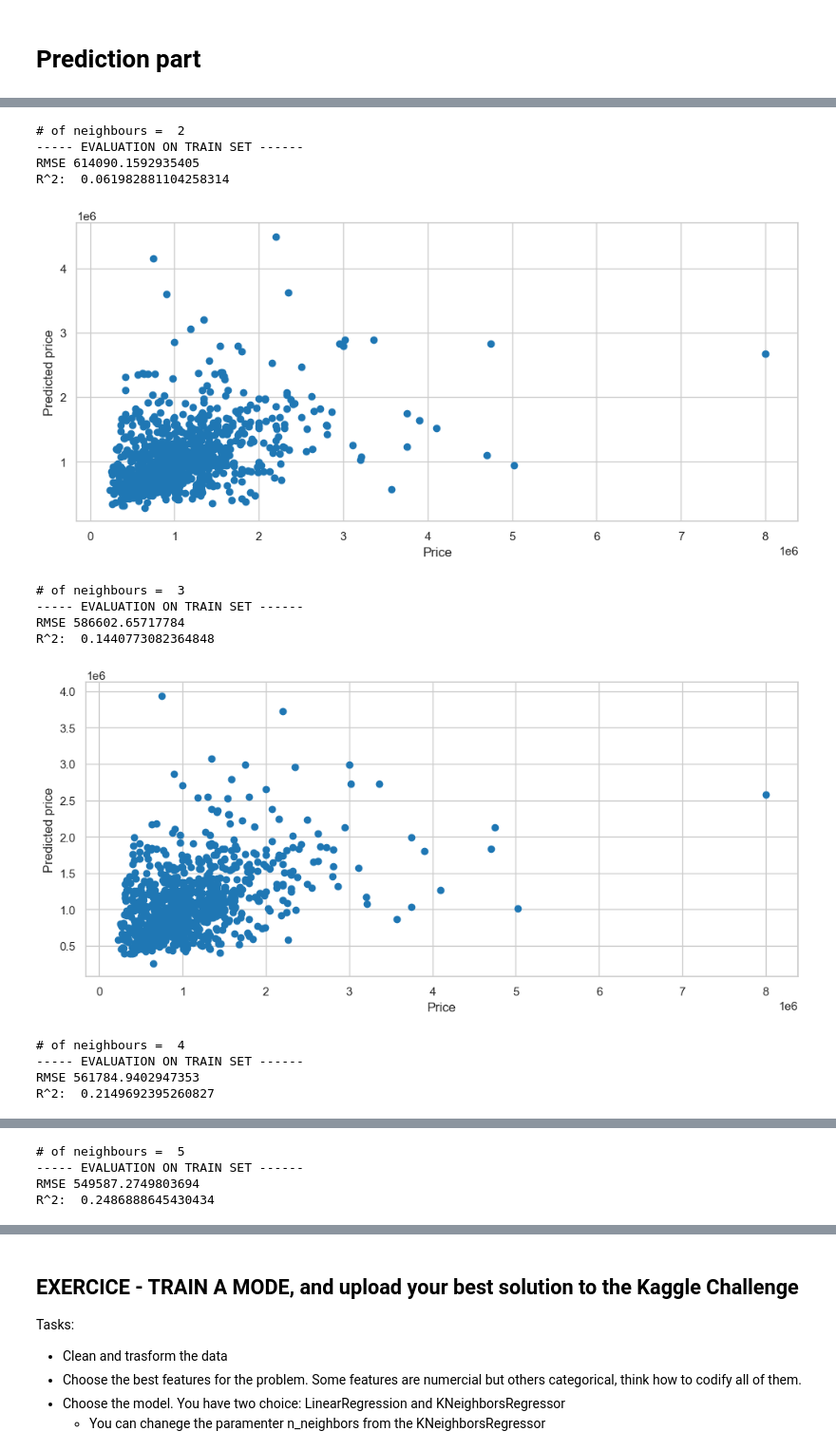
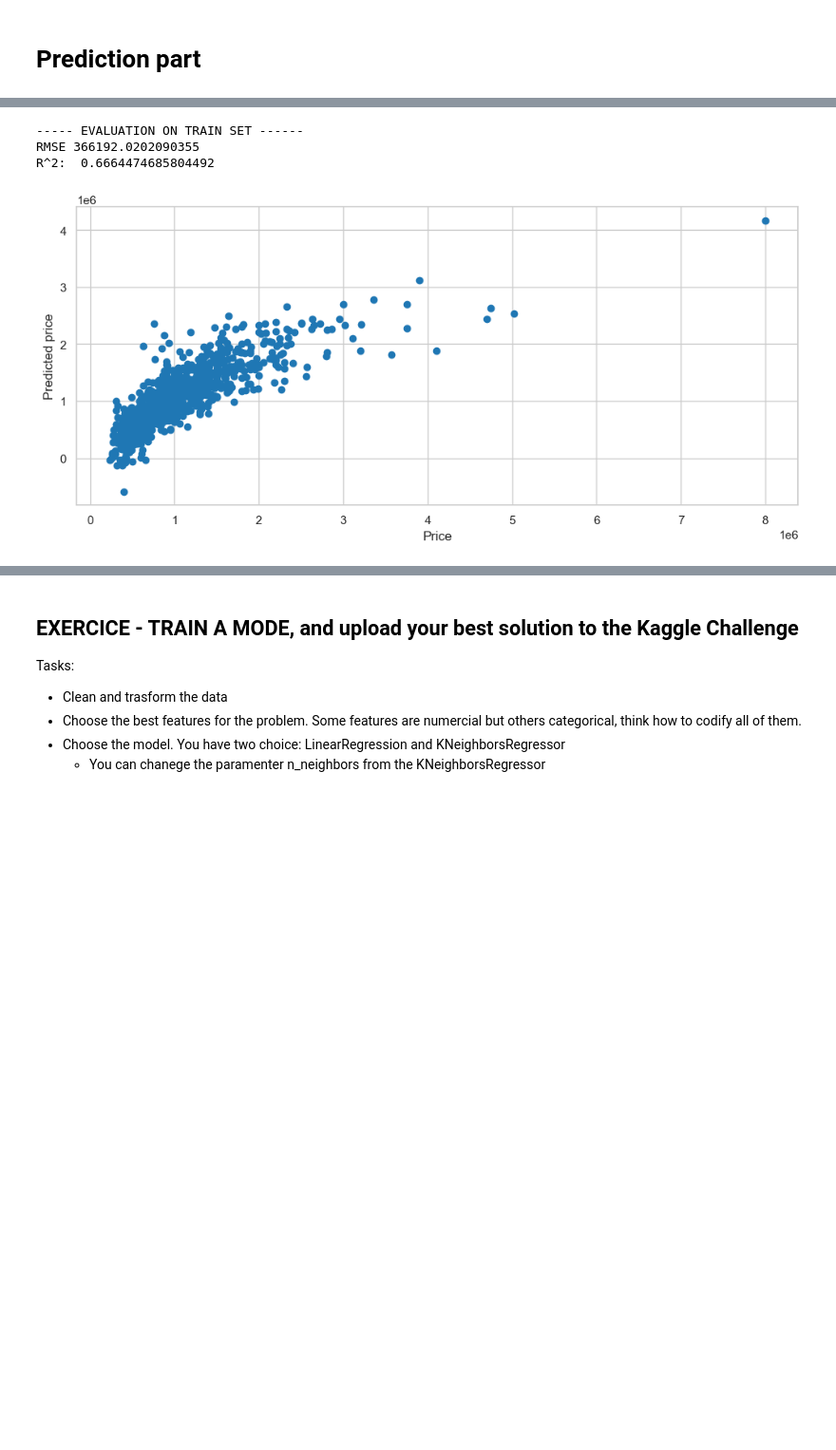
Before and after one commit to pau-torrente/DSUB_p2, a Jupyter notebook: project2.ipynb, the cells around one changed output, grey strips where cells are left out. Shown at 95% size. Saved outputs shown, nothing was run; the diff lists cells and outputs as text; code cells hidden in the pictures; blank space fills up the shorter version.

```diff
--- a/project2.ipynb
+++ b/project2.ipynb
@@ -461,0 +506,10 @@ data_val = data_val.loc[:, data_val.columns != 'Price']
+# %%
+from sklearn.preprocessing import StandardScaler
+
+scalerX = StandardScaler()
+
+scaled_processed_train_set = scalerX.fit_transform(processed_train_set.loc[:, processed_train_set.columns != 'Price'])
+
+
+data_train, data_val, label_train, label_val = \
+    train_test_split(scaled_processed_train_set, processed_train_set["Price"], test_size=0.2, random_state=6)
@@ -462,41 +606,32 @@ data_val = data_val.loc[:, data_val.columns != 'Price']
 # %%
 
+
 # KNeighborsRegressor
-from sklearn import neighbors
-for i in range(2,6):
-    print("# of neighbours = ", i)
-    n_neighbors = i # you can modify this paramenter (ONLY THIS ONE!!!) #Anderson
-    model = neighbors.KNeighborsRegressor(n_neighbors)
+from sklearn.linear_model import LinearRegression
 
-    ## fit the model
-    model.fit(data_train, label_train)
+lr = LinearRegression()
 
-    ## predict training set
-    y_pred = model.predict(data_val)
-
-    ## Evaluate the model and plot it
-    from sklearn.metrics import mean_squared_error, r2_score
-    print("----- EVALUATION ON TRAIN SET ------")
-    print("RMSE",np.sqrt(mean_squared_error(label_val, y_pred)))
-    print("R^2: ",r2_score(label_val, y_pred))
+## fit the model
+lr.fit(data_train, label_train)
 
 
-    plt.scatter(label_val, y_pred)
-    plt.xlabel('Price')
-    plt.ylabel('Predicted price')
-    plt.show()
+## predict training set
+y_pred = lr.predict(data_val)
+
+
+## Evaluate the model and plot it
+from sklearn.metrics import mean_squared_error, r2_score
+print("----- EVALUATION ON TRAIN SET ------")
+print("RMSE",np.sqrt(mean_squared_error(label_val, y_pred)))
+print("R^2: ",r2_score(label_val, y_pred))
+
+
+plt.scatter(label_val, y_pred)
+plt.xlabel('Price')
+plt.ylabel('Predicted price')
+plt.show()
 # %% [output]
-# of neighbours =  2
 ----- EVALUATION ON TRAIN SET ------
-RMSE 614090.1592935405
-R^2:  0.061982881104258314
+RMSE 366192.0202090355
+R^2:  0.6664474685804492
-[figure, old version]
+[figure, new version]
-# of neighbours =  3
------ EVALUATION ON TRAIN SET ------
-RMSE 586602.65717784
-R^2:  0.1440773082364848
-[figure, removed]
-# of neighbours =  4
------ EVALUATION ON TRAIN SET ------
-RMSE 561784.9402947353
-R^2:  0.2149692395260827
@@ -504,4 +637,0 @@ R^2:  0.2149692395260827
-# of neighbours =  5
------ EVALUATION ON TRAIN SET ------
-RMSE 549587.2749803694
-R^2:  0.2486888645430434
```
Also changed, not shown: parts of 13 cells of this notebook, 1 other file.
